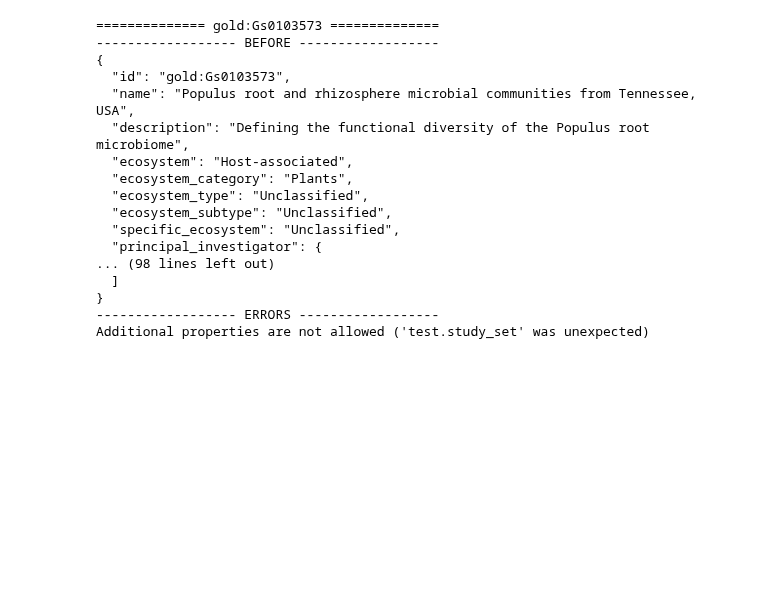
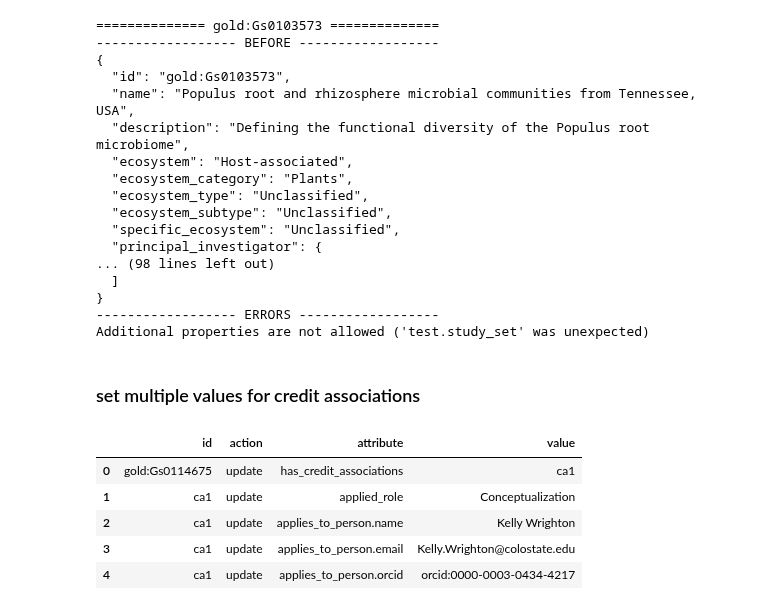
Before and after one commit to microbiomedata/nmdc-runtime, a Jupyter notebook: metadata-translation/notebooks/changesheets-example.ipynb, the cells around one changed output. Drawn from its saved outputs; the diff is of its cells as text; code cells hidden in the pictures; blank space fills up the shorter version.

Commit message:
add nested example to change cheet notebook

```diff
--- a/metadata-translation/notebooks/changesheets-example.ipynb
+++ b/metadata-translation/notebooks/changesheets-example.ipynb
@@ -170,3 +170,14 @@ print_results(process_changesheet(sheetDf, mongodb, temp_db))
 }
 ------------------ ERRORS ------------------
 Additional properties are not allowed ('test.study_set' was unexpected)
+# %% [markdown]
+### set multiple values for credit associations
+# %%
+pd.read_csv("data/changesheet-array-item-nested-attributes.tsv", sep="\t", dtype="string").fillna('')
+# %% [output]
+|  | id | action | attribute | value |
+| 0 | gold:Gs0114675 | update | has_credit_associations | ca1 |
+| 1 | ca1 | update | applied_role | Conceptualization |
+| 2 | ca1 | update | applies_to_person.name | Kelly Wrighton |
+| 3 | ca1 | update | applies_to_person.email | Kelly.Wrighton@colostate.edu |
+| 4 | ca1 | update | applies_to_person.orcid | orcid:0000-0003-0434-4217 |
```
Also changed, not shown: parts of 3 cells of this notebook.
